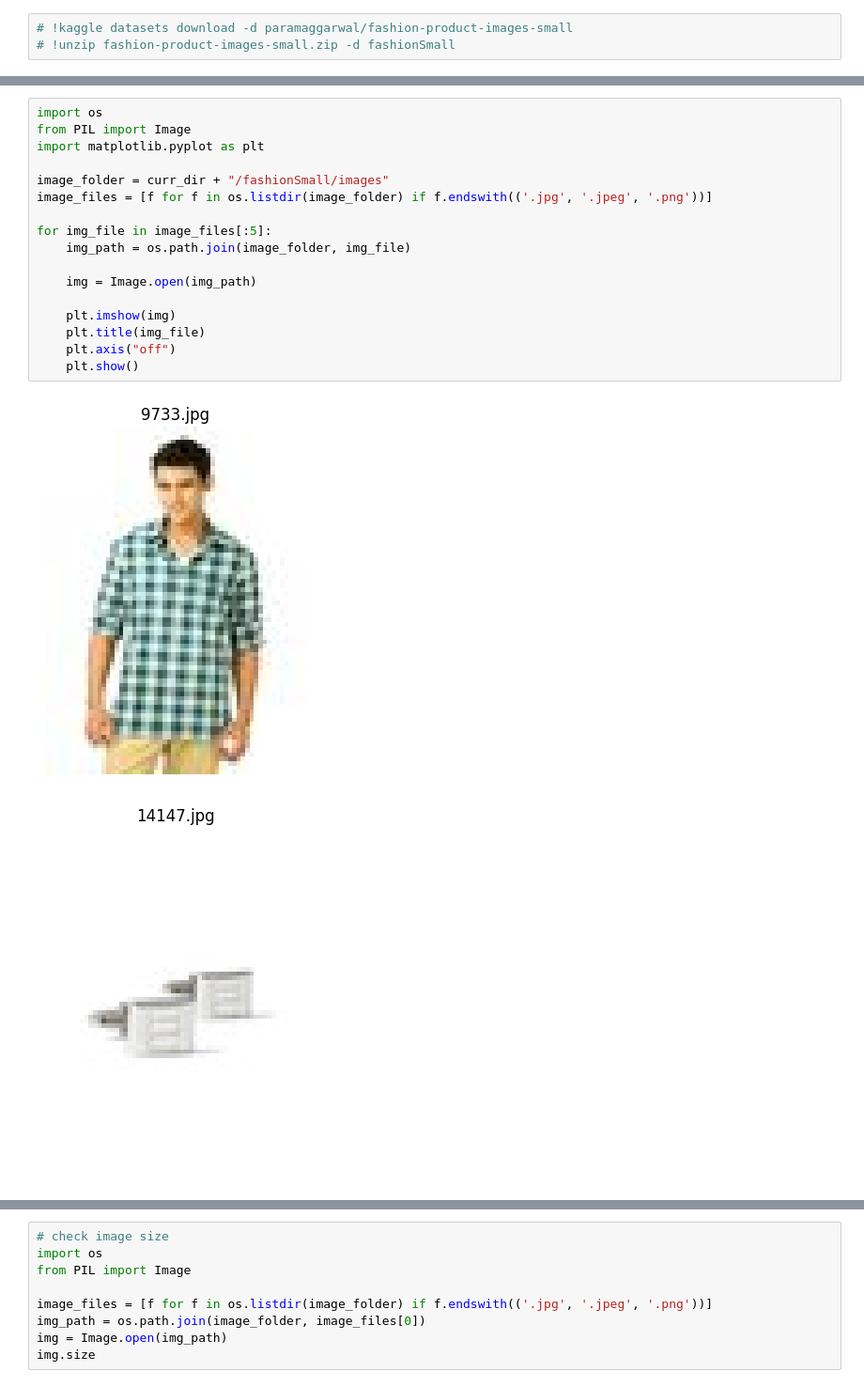
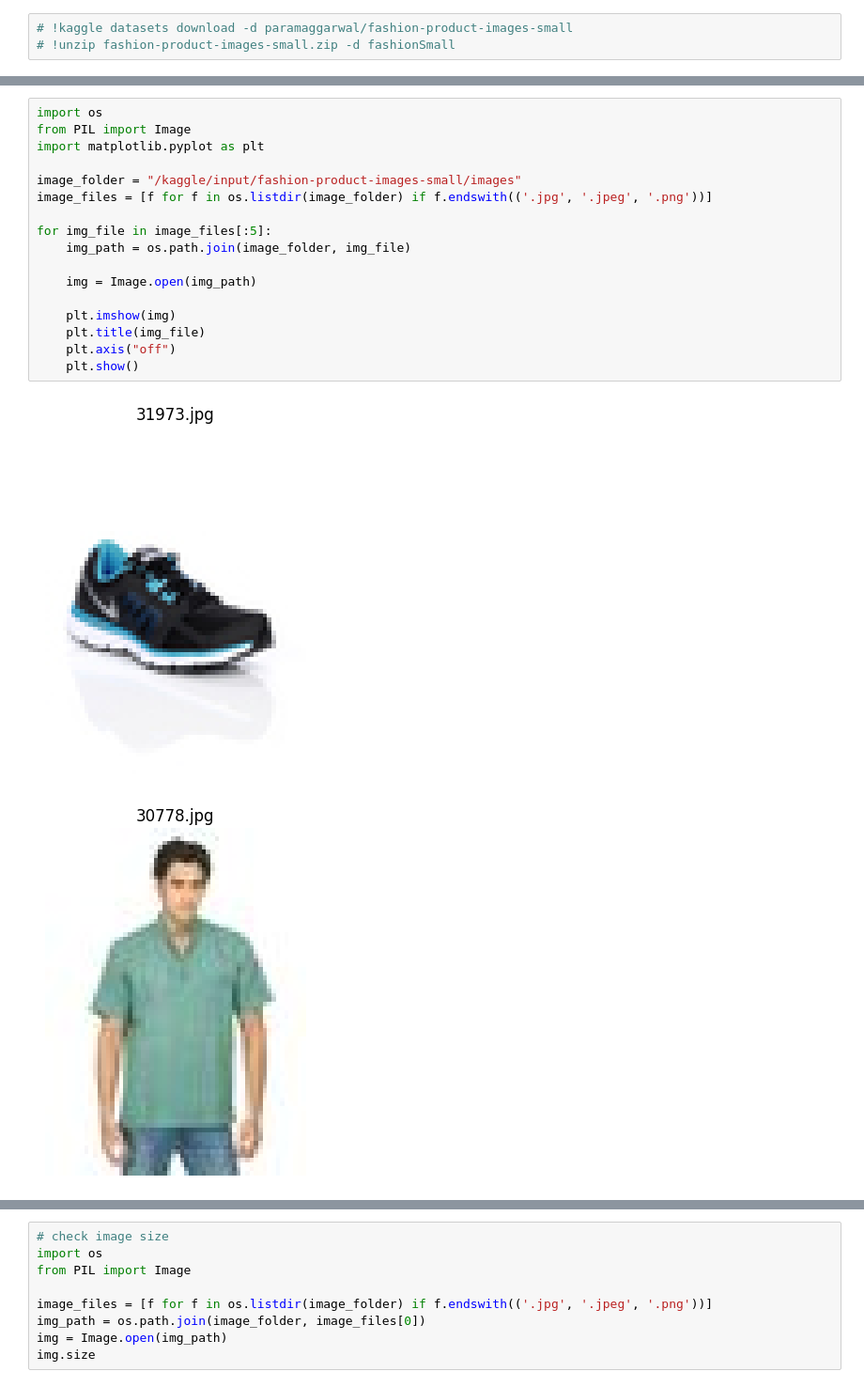
Before and after one commit to hemamotiani/fashion-classification, a Jupyter notebook: fashionSmall.ipynb, the cells around one changed output, grey strips where cells are left out. Shown at 94% size. Drawn from its saved outputs; the diff is of its cells as text.

```diff
--- a/fashionSmall.ipynb
+++ b/fashionSmall.ipynb
@@ -20,20 +30,20 @@ df.head()
 # %%
 import os
 from PIL import Image
 import matplotlib.pyplot as plt
 
-image_folder = curr_dir + "/fashionSmall/images"
+image_folder = "/kaggle/input/fashion-product-images-small/images"
 image_files = [f for f in os.listdir(image_folder) if f.endswith(('.jpg', '.jpeg', '.png'))]
 
 for img_file in image_files[:5]:
     img_path = os.path.join(image_folder, img_file)
 
     img = Image.open(img_path)
 
     plt.imshow(img)
     plt.title(img_file)
     plt.axis("off")
     plt.show()
 # %% [output]
-[figure, old version]
+[figure, new version]
-[figure, old version]
+[figure, new version]
```
Also changed, not shown: parts of 12 cells of this notebook.
